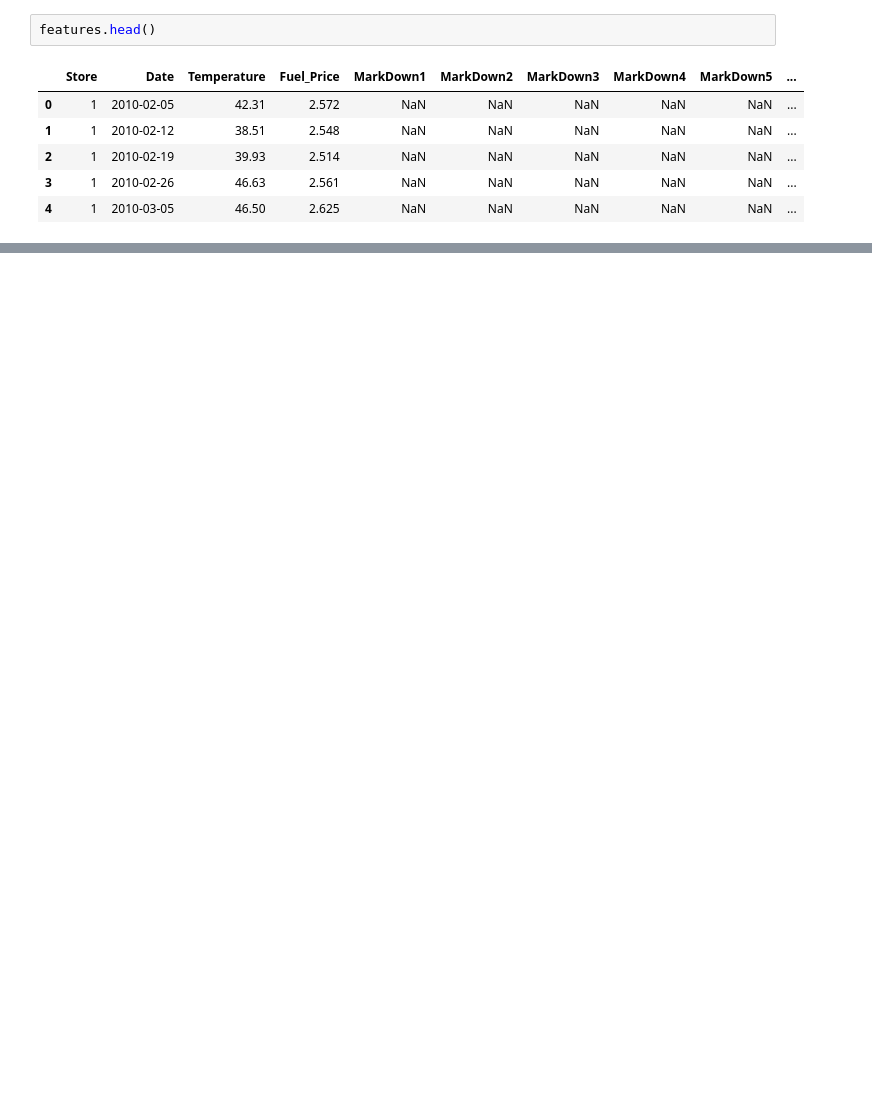
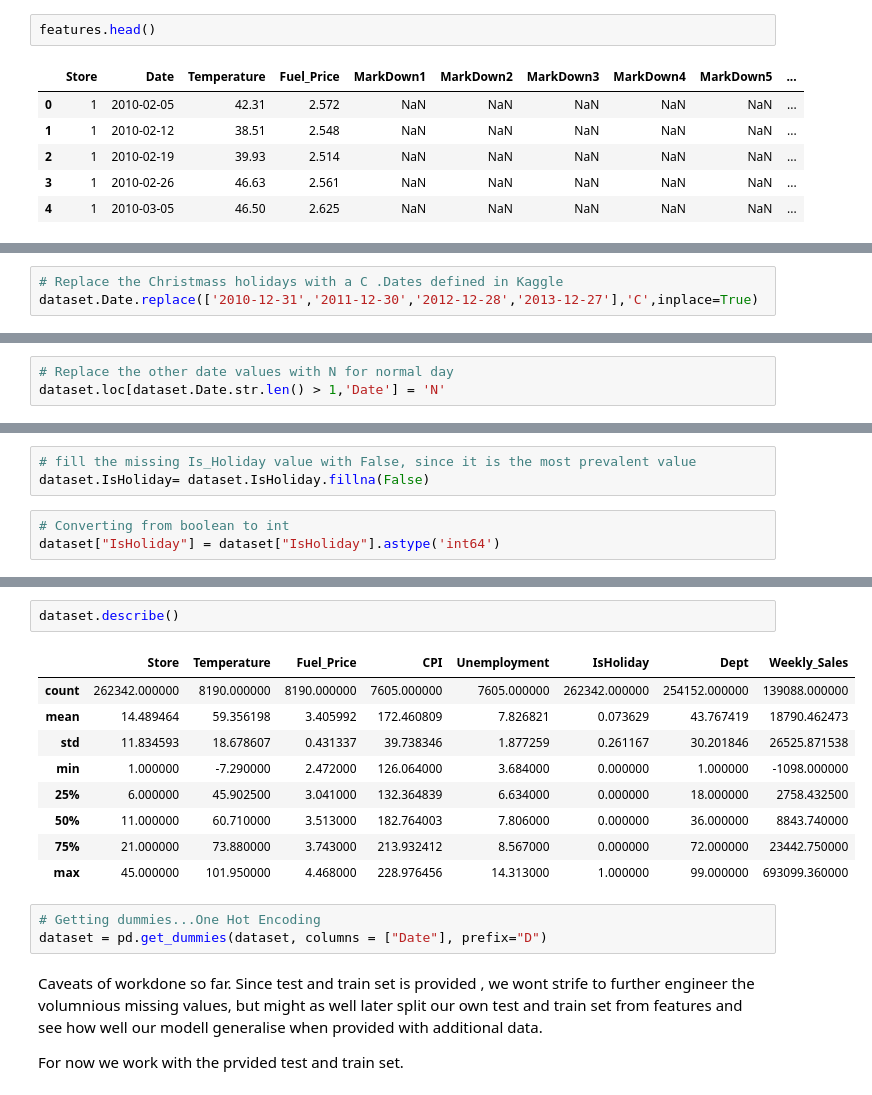
Before and after one commit to tevish321/DSEA-Group, a Jupyter notebook: walmart-recruiting.ipynb, the cells around one changed output, grey strips where cells are left out. Drawn from its saved outputs; the diff is of its cells as text; blank space fills up the shorter version.

Commit message:
Add files via upload
Model Selection not chosen

```diff
--- a/walmart-recruiting.ipynb
+++ b/walmart-recruiting.ipynb
@@ -202,0 +224,3 @@ dtype: object
+# %%
+# Replace the Christmass holidays with a C .Dates defined in Kaggle
+dataset.Date.replace(['2010-12-31','2011-12-30','2012-12-28','2013-12-27'],'C',inplace=True)
@@ -202,0 +240,3 @@ dtype: object
+# %%
+# Replace the other date values with N for normal day
+dataset.loc[dataset.Date.str.len() > 1,'Date'] = 'N'
@@ -202,0 +267,6 @@ dtype: object
+# %%
+# fill the missing Is_Holiday value with False, since it is the most prevalent value
+dataset.IsHoliday= dataset.IsHoliday.fillna(False)
+# %%
+# Converting from boolean to int
+dataset["IsHoliday"] = dataset["IsHoliday"].astype('int64')
@@ -202,0 +308,20 @@ dtype: object
+# %%
+dataset.describe()
+# %% [output]
+|  | Store | Temperature | Fuel_Price | CPI | Unemployment | IsHoliday | Dept | Weekly_Sales |
+| count | 262342.000000 | 8190.000000 | 8190.000000 | 7605.000000 | 7605.000000 | 262342.000000 | 254152.000000 | 139088.000000 |
+| mean | 14.489464 | 59.356198 | 3.405992 | 172.460809 | 7.826821 | 0.073629 | 43.767419 | 18790.462473 |
+| std | 11.834593 | 18.678607 | 0.431337 | 39.738346 | 1.877259 | 0.261167 | 30.201846 | 26525.871538 |
+| min | 1.000000 | -7.290000 | 2.472000 | 126.064000 | 3.684000 | 0.000000 | 1.000000 | -1098.000000 |
+| 25% | 6.000000 | 45.902500 | 3.041000 | 132.364839 | 6.634000 | 0.000000 | 18.000000 | 2758.432500 |
+| 50% | 11.000000 | 60.710000 | 3.513000 | 182.764003 | 7.806000 | 0.000000 | 36.000000 | 8843.740000 |
+| 75% | 21.000000 | 73.880000 | 3.743000 | 213.932412 | 8.567000 | 0.000000 | 72.000000 | 23442.750000 |
+| max | 45.000000 | 101.950000 | 4.468000 | 228.976456 | 14.313000 | 1.000000 | 99.000000 | 693099.360000 |
+# %%
+# Getting dummies...One Hot Encoding
+dataset = pd.get_dummies(dataset, columns = ["Date"], prefix="D")
+# %% [markdown]
+Caveats of workdone so far.
+ Since test and train set is provided , we wont strife to further engineer the volumnious missing values, but might as well later split our own test and train set from features and see how well our modell generalise when provided with additional data.
+
+ For now we work with the prvided test and train set.
```
Also changed, not shown: parts of 61 cells of this notebook.
